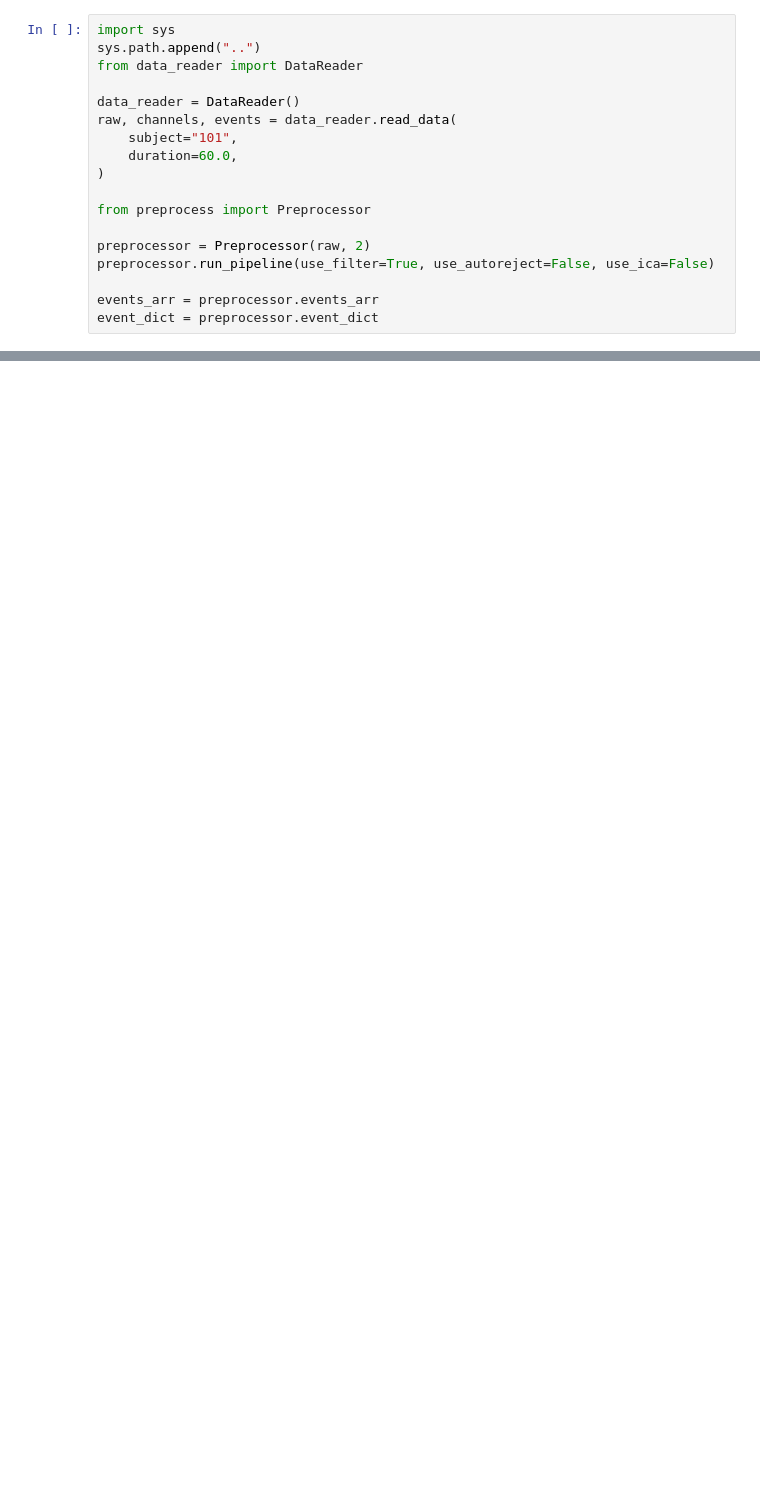
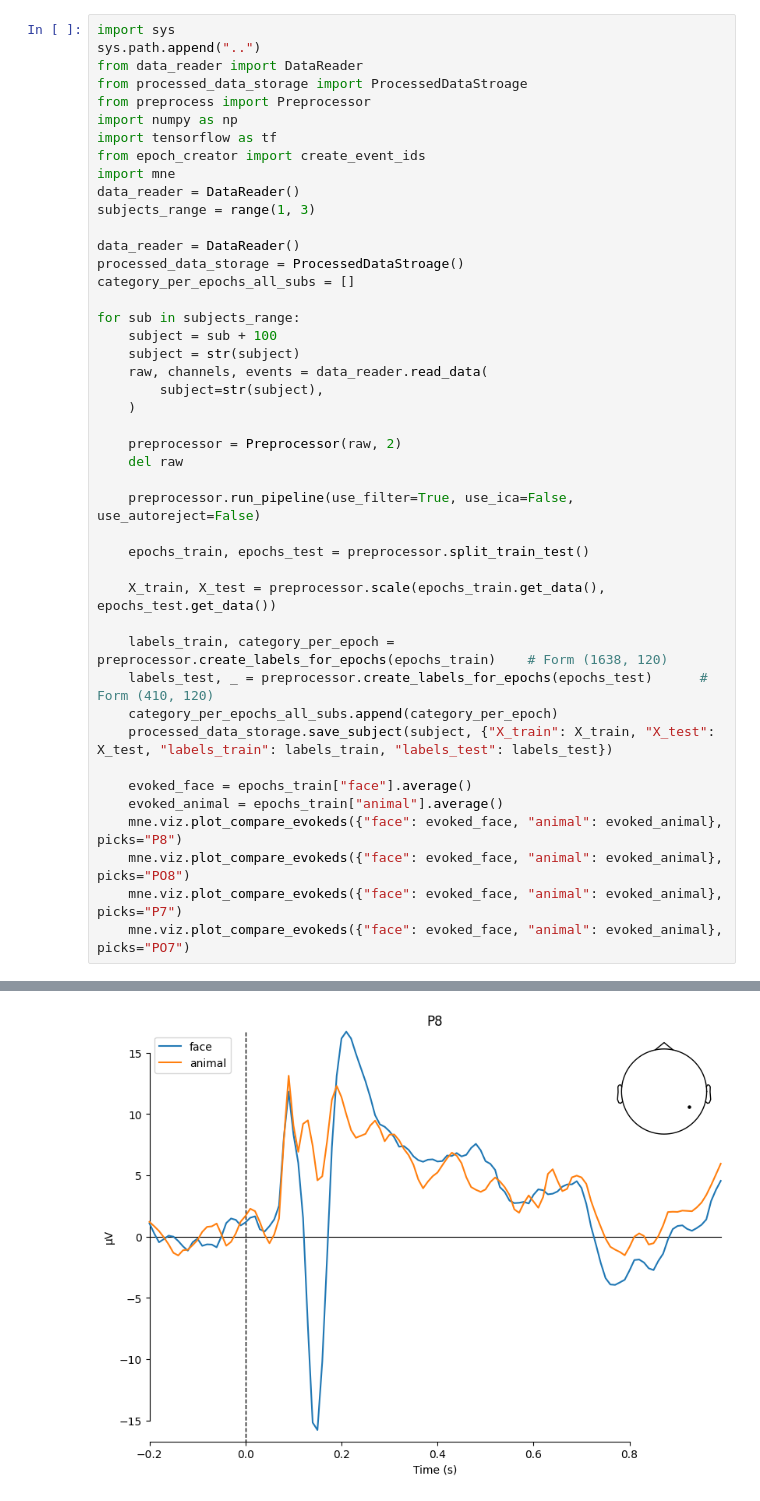
Before and after one commit to ben4dler/bachelor-thesis, a Jupyter notebook: notebooks/BunDLe-Net/notebooks/sliding_window_estimator.ipynb, the cells around one changed output, grey strips where cells are left out. Cells and saved outputs as stored; diff of their text form; blank space fills up the shorter version.

```diff
--- a/notebooks/BunDLe-Net/notebooks/sliding_window_estimator.ipynb
+++ b/notebooks/BunDLe-Net/notebooks/sliding_window_estimator.ipynb
@@ -2,19 +2,45 @@
 import sys
 sys.path.append("..")
 from data_reader import DataReader
+from processed_data_storage import ProcessedDataStroage
+from preprocess import Preprocessor
+import numpy as np
+import tensorflow as tf
+from epoch_creator import create_event_ids
+import mne
+data_reader = DataReader()
+subjects_range = range(1, 3)
 
 data_reader = DataReader()
-raw, channels, events = data_reader.read_data(
-    subject="101",
-    duration=60.0,
-)
+processed_data_storage = ProcessedDataStroage()
+category_per_epochs_all_subs = []
 
-from preprocess import Preprocessor
+for sub in subjects_range:
+    subject = sub + 100
+    subject = str(subject)
+    raw, channels, events = data_reader.read_data(
+        subject=str(subject),
+    )
 
-preprocessor = Preprocessor(raw, 2)
-preprocessor.run_pipeline(use_filter=True, use_autoreject=False, use_ica=False)
+    preprocessor = Preprocessor(raw, 2)
+    del raw
 
-events_arr = preprocessor.events_arr
-event_dict = preprocessor.event_dict
+    preprocessor.run_pipeline(use_filter=True, use_ica=False, use_autoreject=False)
+
+    epochs_train, epochs_test = preprocessor.split_train_test()
+
+    X_train, X_test = preprocessor.scale(epochs_train.get_data(), epochs_test.get_data())
+
+    labels_train, category_per_epoch = preprocessor.create_labels_for_epochs(epochs_train)    # Form (1638, 120)
+    labels_test, _ = preprocessor.create_labels_for_epochs(epochs_test)      # Form (410, 120)
+    category_per_epochs_all_subs.append(category_per_epoch)
+    processed_data_storage.save_subject(subject, {"X_train": X_train, "X_test": X_test, "labels_train": labels_train, "labels_test": labels_test})
+
+    evoked_face = epochs_train["face"].average()
+    evoked_animal = epochs_train["animal"].average()
+    mne.viz.plot_compare_evokeds({"face": evoked_face, "animal": evoked_animal}, picks="P8")
+    mne.viz.plot_compare_evokeds({"face": evoked_face, "animal": evoked_animal}, picks="PO8")
+    mne.viz.plot_compare_evokeds({"face": evoked_face, "animal": evoked_animal}, picks="P7")
+    mne.viz.plot_compare_evokeds({"face": evoked_face, "animal": evoked_animal}, picks="PO7")
 # %% [output]
 None
@@ -36,0 +70 @@ Using data from preloaded Raw for 1024 events and 1201 original time points ...
+[figure, added]
```
Also changed, not shown: parts of 5 cells of this notebook.
